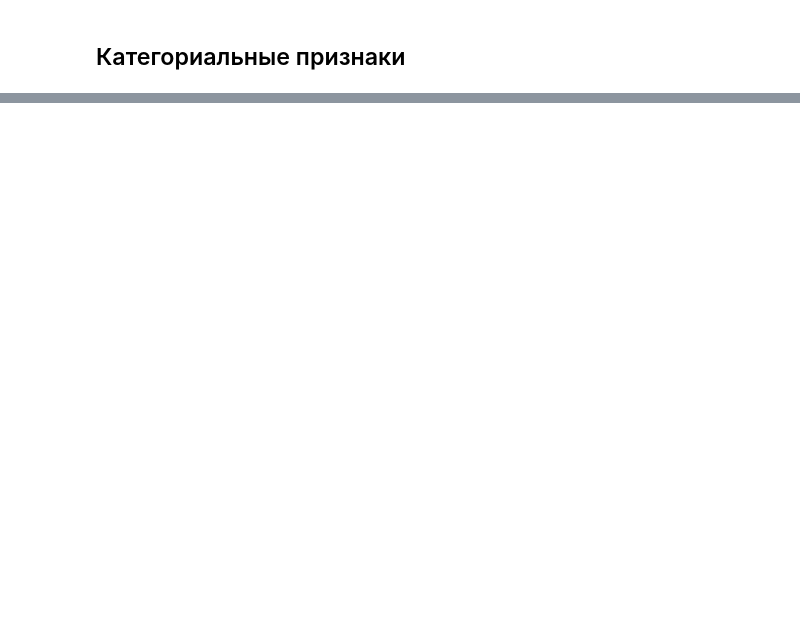
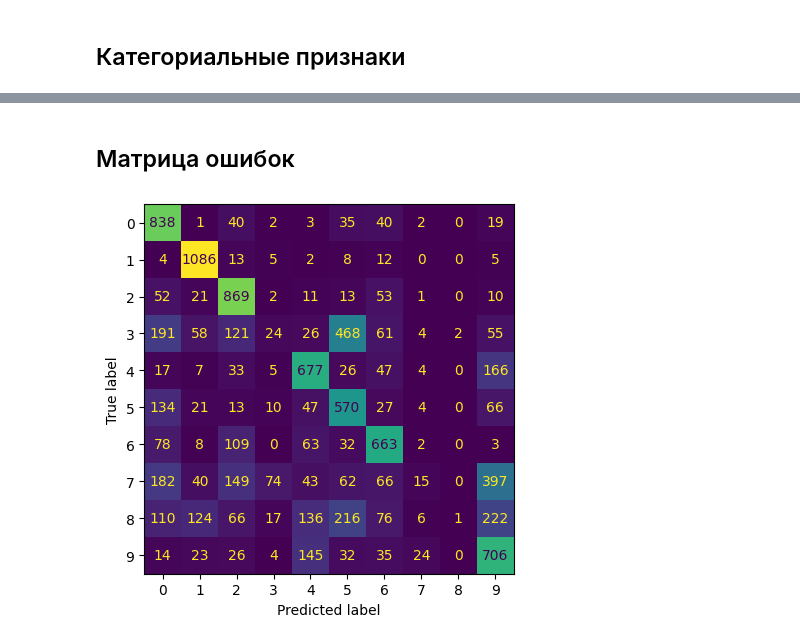
Before and after one commit to Grischenkov/NeuralNetworks, a Jupyter notebook: Lab3/solution.ipynb, the cells around one changed output, grey strips where cells are left out. Cells and saved outputs as stored; diff of their text form; code cells hidden in the pictures; blank space fills up the shorter version.

```diff
--- a/Lab3/solution.ipynb
+++ b/Lab3/solution.ipynb
@@ -63,6 +78,9 @@ plt.colorbar(boundaries=np.arange(11)-0.5).set_ticks(np.arange(10))
 # %%
 y_train = pd.get_dummies(pd.DataFrame(y_train)[0]).to_numpy()
 y_test = pd.get_dummies(pd.DataFrame(y_test)[0]).to_numpy()
+# %%
+x_train = x_train.reshape(60000, 1, 28, 28)
+x_test = x_test.reshape(10000, 1, 28, 28)
 # %%
 print(f"Train dataset shape: {x_train.shape}, {y_train.shape}")
 print(f"Test dataset shape:  {x_test.shape}, {y_test.shape}")
@@ -71,0 +92,12 @@ Test dataset shape:  (10000, 28, 28), (10000, 10)
+# %%
+model = Network()
+
+model.add(Input((1, 28, 28)))
+model.add(Conv2D(5, (3, 3), activation=Tanh))
+model.add(Flatten())
+model.add(Dense(100, activation=Tanh))
+model.add(Dense(10, activation=Sigmoid))
+
+model.compile(loss=MSE)
+model.fit(X_train=x_train[:1000], Y_train=y_train[:1000], epochs=150, learning_rate=1.5)
+y_pred = model.predict(X=x_test)
@@ -71,0 +118,6 @@ Test dataset shape:  (10000, 28, 28), (10000, 10)
+# %%
+pred = list()
+true = list()
+for i in tqdm(range(len(y_pred))):
+    pred.append(np.argmax(y_pred[i]))
+    true.append(np.argmax(y_test[i]))
@@ -71,0 +148,6 @@ Test dataset shape:  (10000, 28, 28), (10000, 10)
+# %% [markdown]
+## Матрица ошибок
+# %%
+Plot.plot_confusion_matrix(y_true=true, y_pred=pred)
+# %% [output]
+[figure, added]
```
Also changed, not shown: parts of 14 cells of this notebook.
